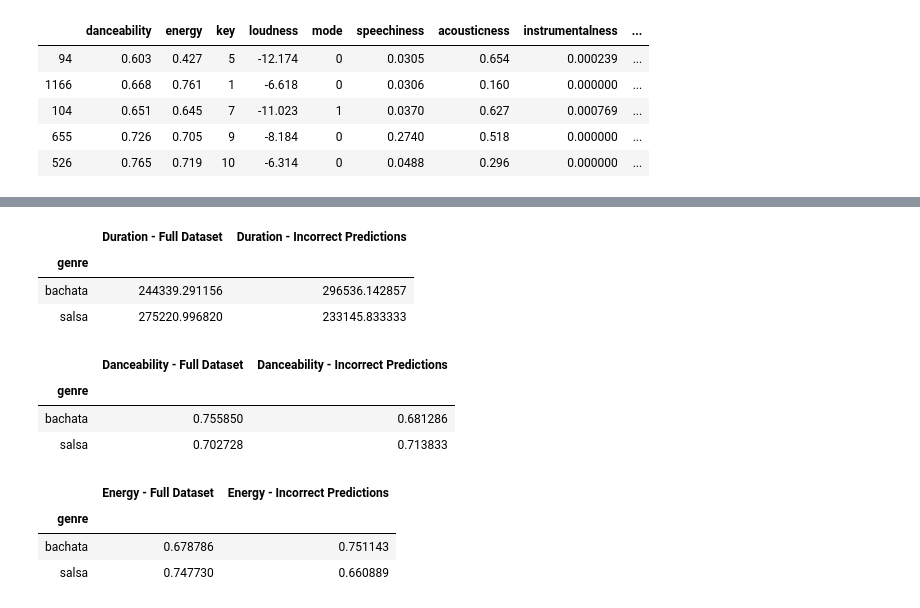
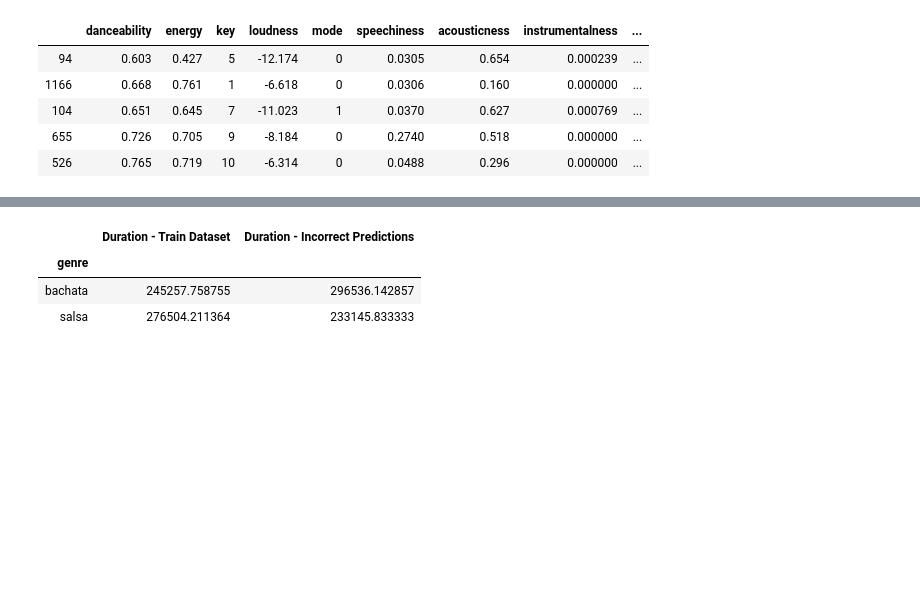
Before and after one commit to ayalasm/mod_5_project, a Jupyter notebook: mod_5_notebook.ipynb, the cells around one changed output, grey strips where cells are left out. Drawn from its saved outputs; the diff is of its cells as text; code cells hidden in the pictures; blank space fills up the shorter version.

```diff
--- a/mod_5_notebook.ipynb
+++ b/mod_5_notebook.ipynb
@@ -293,3 +296,9 @@ incorrect_df.head()
 | 104 | 0.651 | 0.645 | 7 | -11.023 | 1 | 0.0370 | 0.627 | 0.000769 | ... |
 | 655 | 0.726 | 0.705 | 9 | -8.184 | 0 | 0.2740 | 0.518 | 0.000000 | ... |
 | 526 | 0.765 | 0.719 | 10 | -6.314 | 0 | 0.0488 | 0.296 | 0.000000 | ... |
+# %%
+# Creat df for train data
+train_df = pd.concat([X_train,y_train],axis=1)
+
+# Restore the genre column, which was stripped in the making of X_train. Need for comparisons below
+train_df['genre'] = train_df.is_salsa.map(lambda x: 'salsa' if x == 1 else 'bachata')
@@ -305,27 +344,9 @@ tempo_comp
 # %%
-duration_comp = pd.concat([pd.DataFrame(df.groupby('genre').agg({'duration_ms':'mean'})),pd.DataFrame(incorrect_df.groupby('genre').agg({'duration_ms':'mean'}))],axis=1)
-duration_comp.columns = ['Duration - Full Dataset','Duration - Incorrect Predictions']
+duration_comp = pd.concat([pd.DataFrame(train_df.groupby('genre').agg({'duration_ms':'mean'})),pd.DataFrame(incorrect_df.groupby('genre').agg({'duration_ms':'mean'}))],axis=1)
+duration_comp.columns = ['Duration - Train Dataset','Duration - Incorrect Predictions']
 duration_comp
 # %% [output]
-|  | Duration - Full Dataset | Duration - Incorrect Predictions |
+|  | Duration - Train Dataset | Duration - Incorrect Predictions |
 | genre |  |  |
-| bachata | 244339.291156 | 296536.142857 |
-| salsa | 275220.996820 | 233145.833333 |
+| bachata | 245257.758755 | 296536.142857 |
+| salsa | 276504.211364 | 233145.833333 |
-# %%
-danceability_comp = pd.concat([pd.DataFrame(df.groupby('genre').agg({'danceability':'mean'})),pd.DataFrame(incorrect_df.groupby('genre').agg({'danceability':'mean'}))],axis=1)
-danceability_comp.columns = ['Danceability - Full Dataset','Danceability - Incorrect Predictions']
-danceability_comp
-# %% [output]
-|  | Danceability - Full Dataset | Danceability - Incorrect Predictions |
-| genre |  |  |
-| bachata | 0.755850 | 0.681286 |
-| salsa | 0.702728 | 0.713833 |
-# %%
-energy_comp = pd.concat([pd.DataFrame(df.groupby('genre').agg({'energy':'mean'})),pd.DataFrame(incorrect_df.groupby('genre').agg({'energy':'mean'}))],axis=1)
-energy_comp.columns = ['Energy - Full Dataset','Energy - Incorrect Predictions']
-energy_comp
-# %% [output]
-|  | Energy - Full Dataset | Energy - Incorrect Predictions |
-| genre |  |  |
-| bachata | 0.678786 | 0.751143 |
-| salsa | 0.747730 | 0.660889 |
```
Also changed, not shown: parts of 15 cells of this notebook, 5 other files.
